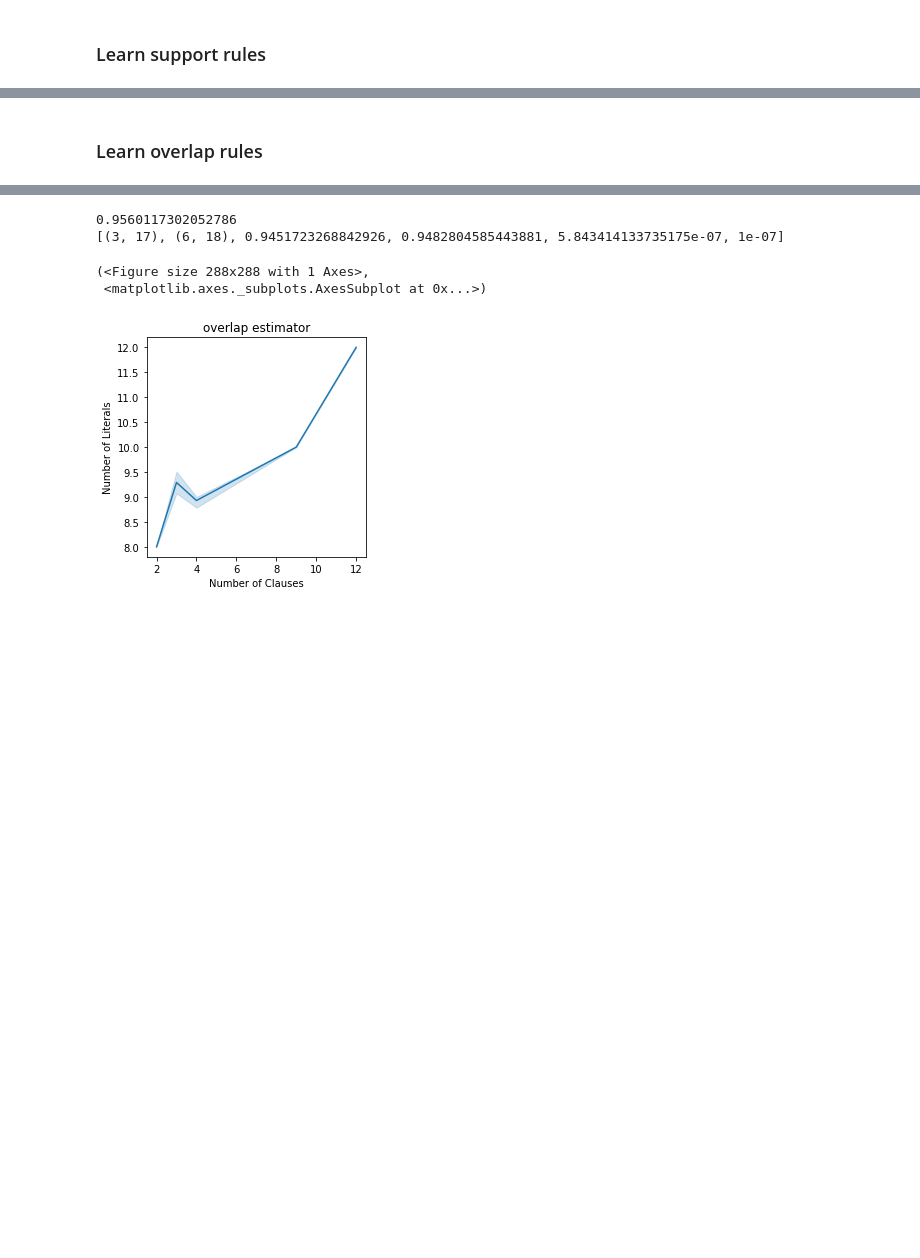
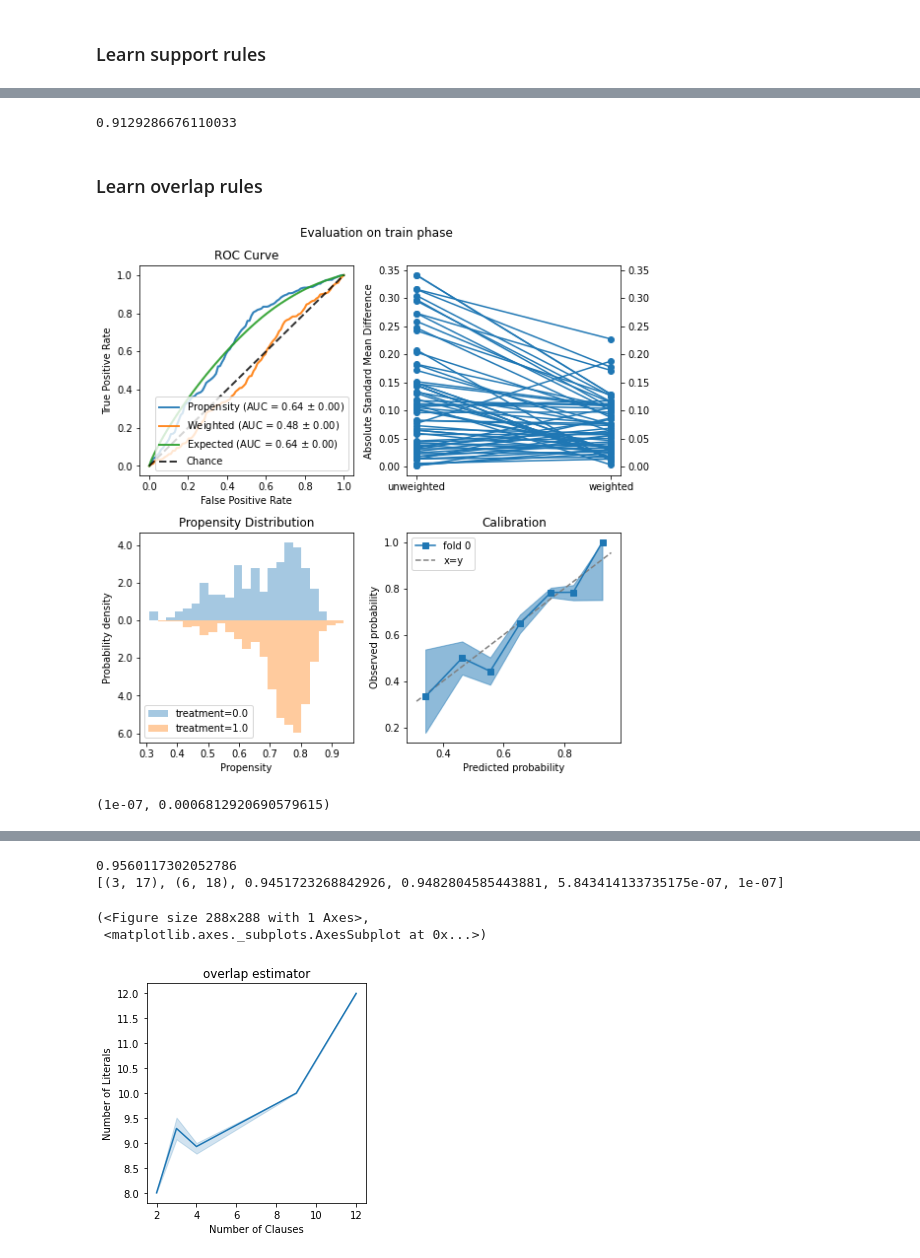
Before and after one commit to Viktour19/overlap-fp, a Jupyter notebook: overrule_exps.ipynb, the cells around one changed output, grey strips where cells are left out. Saved outputs shown, nothing was run; the diff lists cells and outputs as text; code cells hidden in the pictures; blank space fills up the shorter version.

Commit message:
overrule

```diff
--- a/overrule_exps.ipynb
+++ b/overrule_exps.ipynb
@@ -64,2 +91,6 @@ print(optim)
+# %%
+auc
+# %% [output]
+0.9129286676110033
 # %% [markdown]
 ### Learn overlap rules
@@ -74 +97,14 @@ X_df, a, _ = get_data(DATA_PATH)
+# %%
+from comp_overrule_clr import model
+from utils import write_model
+
+evaluations, X_test, a_test, y_test = propensity_model(DATA_PATH)
+bestmodel = evaluations.models.learner.steps[1][1].best_estimator_
+write_model(bestmodel, 'clrmodel')
+# %% [output]
+[figure, added]
+# %%
+optim[4], optim[5]
+# %% [output]
+(1e-07, 0.0006812920690579615)
 # %%
```
Also changed, not shown: parts of 11 cells of this notebook, 8 other files.
